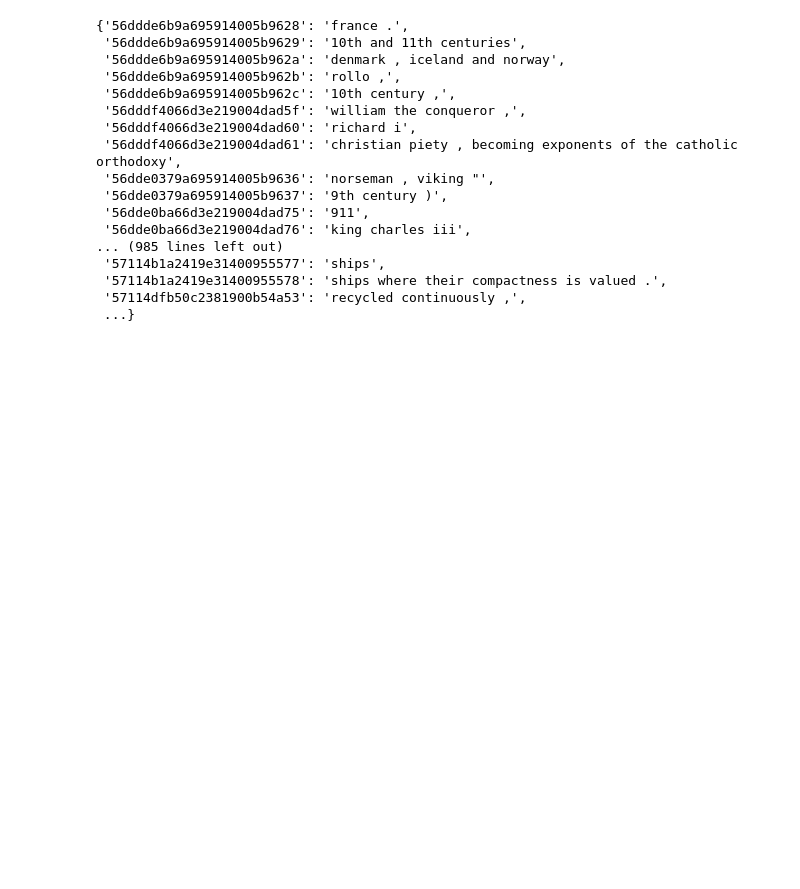
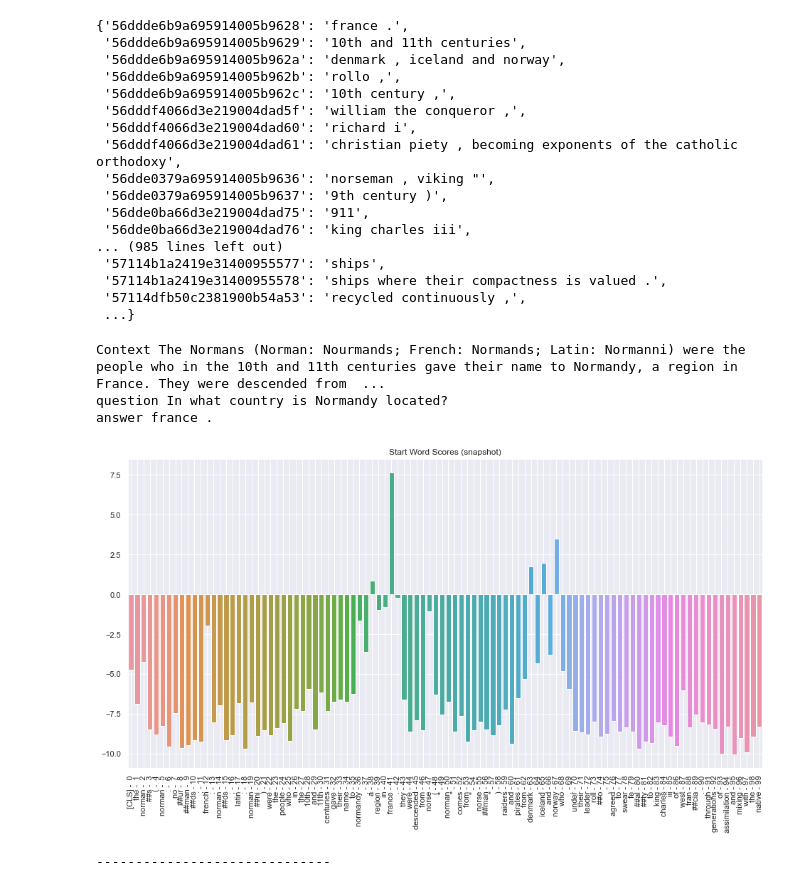
Before and after one commit to PraveenKumarSridhar/Question-Answering-model, a Jupyter notebook: notebooks/Bert-v1.ipynb, the cells around one changed output. Cells and saved outputs as stored; diff of their text form; code cells hidden in the pictures; blank space fills up the shorter version.

Commit message:
added plots

```diff
--- a/notebooks/Bert-v1.ipynb
+++ b/notebooks/Bert-v1.ipynb
@@ -408,3 +408,59 @@ distil_bert_answers
  '57114b1a2419e31400955578': 'ships where their compactness is valued .',
  '57114dfb50c2381900b54a53': 'recycled continuously ,',
  ...}
+# %%
+import seaborn as sns
+import matplotlib.pyplot as plt
+first_n_words = 100
+# val_contexts,val_questions
+counter = 0
+for input_ids,attention_mask, context, question in zip(val_encodings['input_ids'],val_encodings['attention_mask'],val_contexts,val_questions):
+    model.eval()
+    tokens = tokenizer.convert_ids_to_tokens(input_ids)
+    input_ids = torch.tensor(input_ids).reshape(1,-1).to(device)
+    attention_mask = torch.tensor(attention_mask).reshape(1,-1).to(device)
+    output = model(input_ids,attention_mask = attention_mask)
+    start_scores = output['start_logits']
+    end_scores = output['end_logits']
+    start_idx = torch.argmax(start_scores)
+    end_idx = torch.argmax(end_scores)
+    answer = tokens[start_idx]
+    # Select the remaining answer tokens and join them with whitespace.
+    for i in range(start_idx + 1, end_idx + 1):
+        # If it's a subword token, then recombine it with the previous token.
+        if tokens[i][0:2] == '##':
+            answer += tokens[i][2:]
+        # Otherwise, add a space then the token.
+        else:
+            answer += ' ' + tokens[i]
+    print(f'Context {context}')
+    print(f'question {question}')
+    print(f'answer {answer}')
+    # Use plot styling from seaborn.
+    sns.set(style='darkgrid')
+    # Increase the plot size and font size.
+    plt.rcParams["figure.figsize"] = (16,8)
+    s_scores = start_scores.cpu().detach().numpy().flatten()
+    e_scores = end_scores.cpu().detach().numpy().flatten()
+    # We'll use the tokens as the x-axis labels. In order to do that, they all need
+    # to be unique, so we'll add the token index to the end of each one.
+    token_labels = []
+    for (i, token) in enumerate(tokens):
+        token_labels.append('{:} - {:>2}'.format(token, i))
+    # Create a barplot showing the start word score for all of the tokens.
+    ax = sns.barplot(x=token_labels[0:first_n_words], y=s_scores[0:first_n_words], ci=None)
+    # Turn the xlabels vertical.
+    ax.set_xticklabels(ax.get_xticklabels(), rotation=90, ha="center")
+    # Turn on the vertical grid to help align words to scores.
+    ax.grid(True)
+    plt.title('Start Word Scores (snapshot)')
+    plt.show()
+    print('-'*30)
+    break
+    counter+=1
+# %% [output]
+Context The Normans (Norman: Nourmands; French: Normands; Latin: Normanni) were the people who in the 10th and 11th centuries gave their name to Normandy, a region in France. They were descended from  ...
+question In what country is Normandy located?
+answer france .
+[figure, added]
+------------------------------
```
Also changed, not shown: parts of 1 cell of this notebook, 2 other files.
